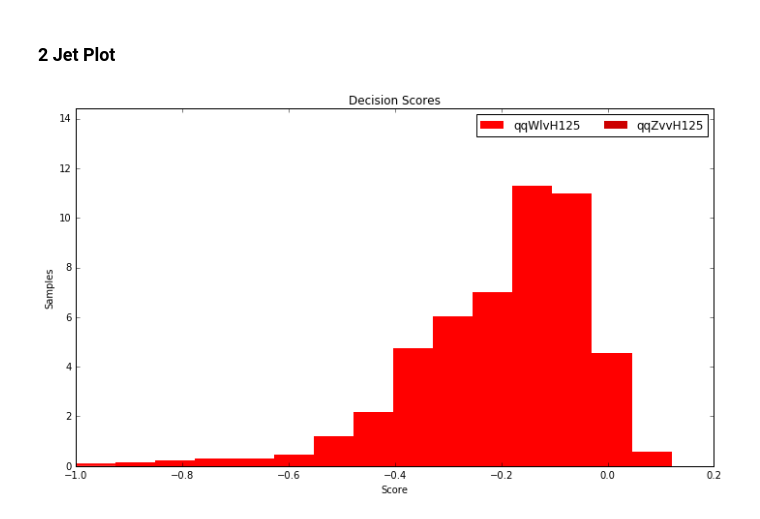
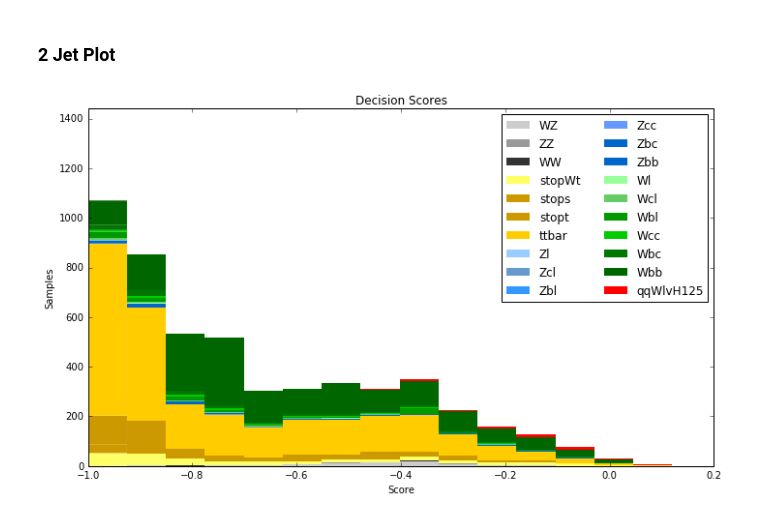
Before and after one commit to jimpala/msci-hep, a Jupyter notebook: skl_analysis/BDT_tune.ipynb, the cells around one changed output. Cells and saved outputs as stored; diff of their text form; code cells hidden in the pictures.

```diff
--- a/skl_analysis/BDT_tune.ipynb
+++ b/skl_analysis/BDT_tune.ipynb
@@ -239,43 +239,42 @@ plot_range = (output_2jet.min(), output_2jet.max())
 plot_colors = ['#CCCCCC', '#999999', '#333333', '#FFFF66', '#CC9900',
                '#CC9900', '#FFCC00', '#99CCFF', '#6699CC', '#3399FF',
                '#6699FF', '#0066CC', '#0066CC', '#99FF99', '#66CC66',
-               '#009900', '#00CC00', '#007700', '#006600', '#FF0000',
-               '#CC0000']
+               '#009900', '#00CC00', '#007700', '#006600', '#FF0000',]
 
 plot_step = 0.02
 class_names = ['WZ', 'ZZ', 'WW', 'stopWt', 'stops', 'stopt', 'ttbar',
                'Zl', 'Zcl', 'Zbl', 'Zcc', 'Zbc', 'Zbb', 'Wl', 'Wcl',
-               'Wbl', 'Wcc', 'Wbc', 'Wbb', 'qqWlvH125', 'qqZvvH125']
+               'Wbl', 'Wcc', 'Wbc', 'Wbb', 'qqWlvH125']
 
 plot_data = []
 plot_weights = []
-for n, c in zip(class_names[-2:], plot_colors[-2:]):
+for n, c in zip(class_names, plot_colors):
     this_data = output_2jet[X_2jet_processes == n]
     this_weights = weights_2jet[X_2jet_processes == n] * SF_map_2jet[n]
     plot_data.append(this_data)
     plot_weights.append(this_weights)
 
-a = plt.hist(plot_data,
+a, b = plt.hist(plot_data,
          bins=15,
          weights=plot_weights,
          range=plot_range,
          rwidth=1,
-         color=plot_colors[-2:],
-         label=class_names[-2:],
+         color=plot_colors,
+         label=class_names,
          stacked=True,
-         edgecolor='None')
+         edgecolor='None')[:2]
 x1, x2, y1, y2 = plt.axis()
 plt.axis((x1, x2, y1, y2 * 1.2))
 plt.legend(loc='upper right', ncol=2, prop={'size': 12})
 plt.ylabel('Samples')
 plt.xlabel('Score')
 plt.title('Decision Scores')
 
 plt.tight_layout()
 plt.subplots_adjust(wspace=0.35)
 
 plt.savefig('skl_analysis/replica_BDT_kFold_1502_v2.png')
 
 plt.show()
 # %% [output]
-[figure, old version]
+[figure, new version]
```
Also changed, not shown: parts of 1 cell of this notebook, 3 other files.
